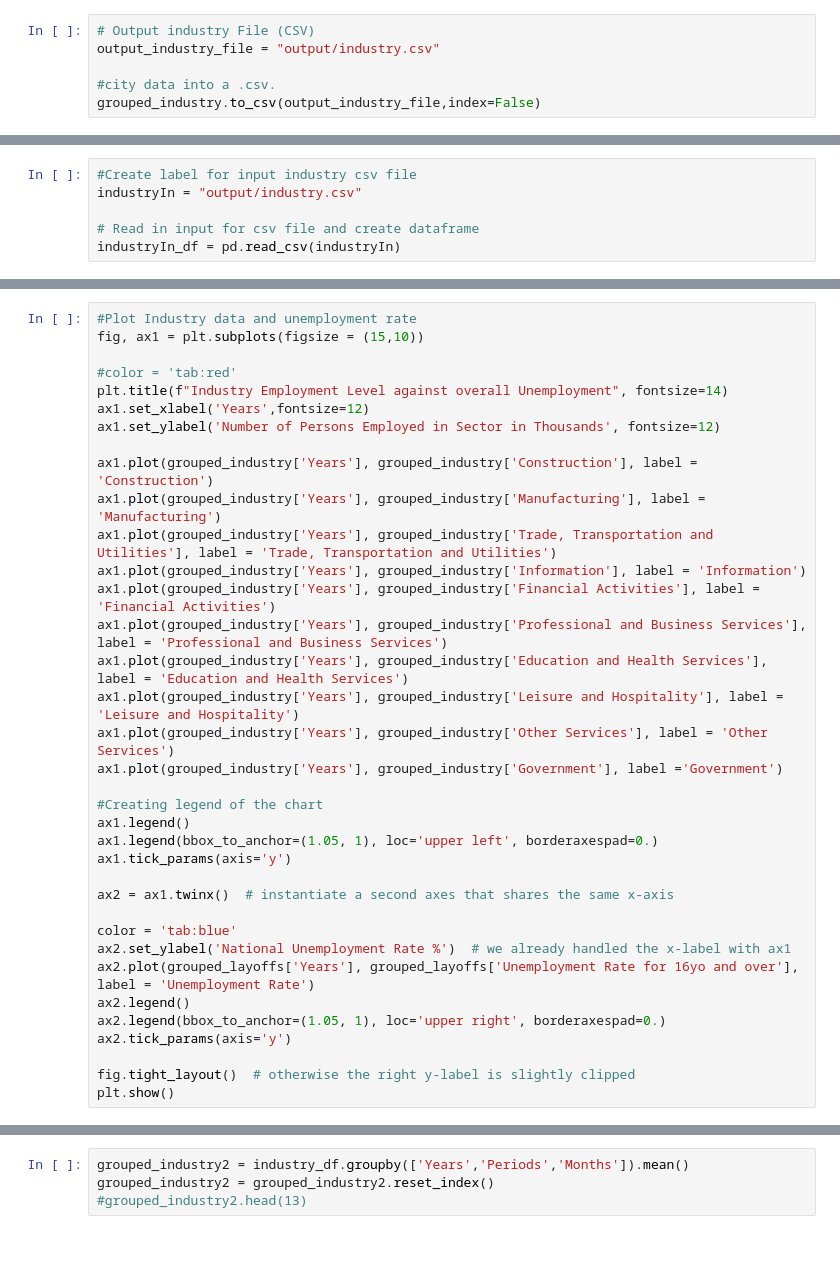
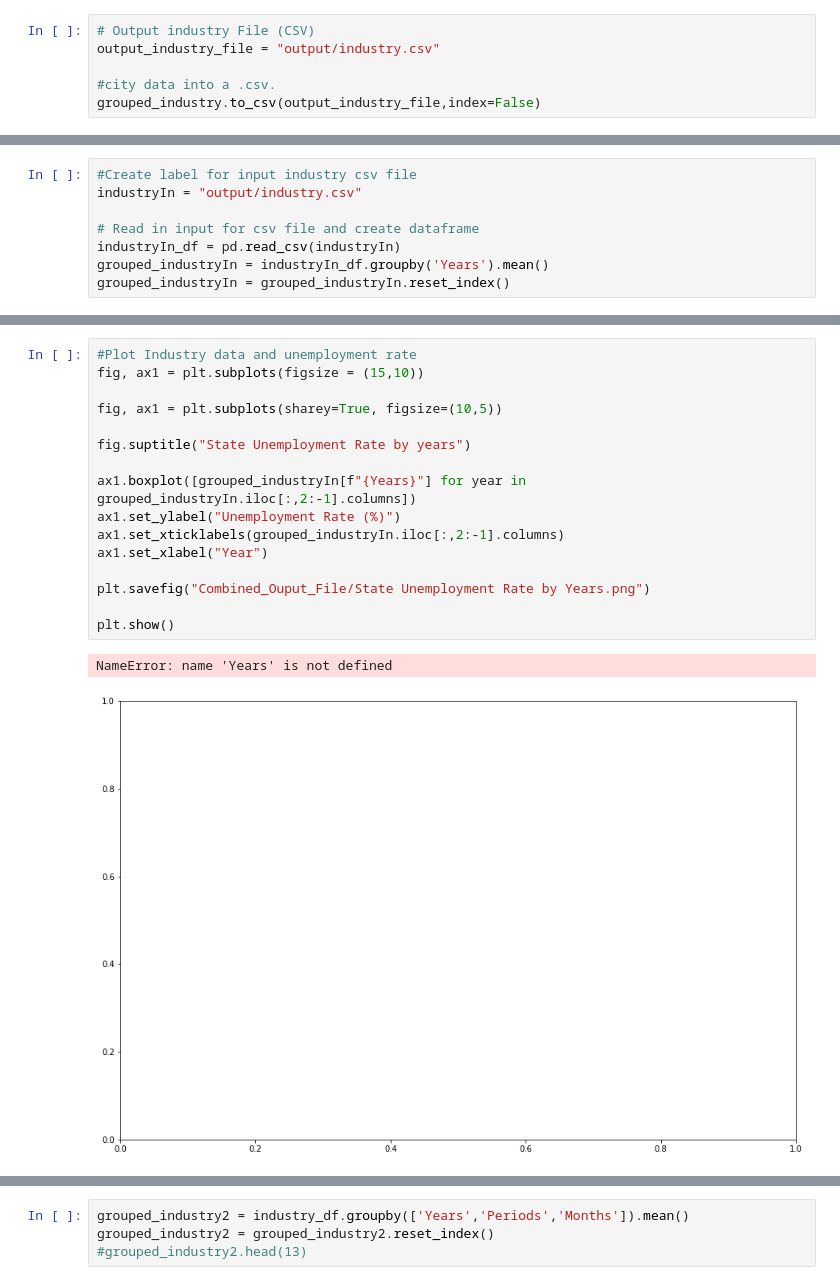
Before and after one commit to jasmine73317/Project-1_Unemployment_data, a Jupyter notebook: IndustryStats.ipynb, the cells around one changed output, grey strips where cells are left out. Saved outputs shown, nothing was run; the diff lists cells and outputs as text; blank space fills up the shorter version.

Commit message:
resetting image

```diff
--- a/IndustryStats.ipynb
+++ b/IndustryStats.ipynb
@@ -463,6 +478,8 @@ industryIn = "output/industry.csv"
 
 # Read in input for csv file and create dataframe
 industryIn_df = pd.read_csv(industryIn)
+grouped_industryIn = industryIn_df.groupby('Years').mean()
+grouped_industryIn = grouped_industryIn.reset_index()
 # %%
 #Plot Industry data and unemployment rate
 fig, ax1 = plt.subplots(figsize = (15,10))
@@ -502,36 +521,19 @@ plt.show()
-# %%
-#Plot Industry data and unemployment rate
-fig, ax1 = plt.subplots(figsize = (15,10))
-
-#color = 'tab:red'
-plt.title(f"Industry Employment Level against overall Unemployment", fontsize=14)
-ax1.set_xlabel('Years',fontsize=12)
-ax1.set_ylabel('Number of Persons Employed in Sector in Thousands', fontsize=12)
-
-ax1.plot(grouped_industry['Years'], grouped_industry['Construction'], label = 'Construction')
-ax1.plot(grouped_industry['Years'], grouped_industry['Manufacturing'], label = 'Manufacturing')
-ax1.plot(grouped_industry['Years'], grouped_industry['Trade, Transportation and Utilities'], label = 'Trade, Transportation and Utilities')
-ax1.plot(grouped_industry['Years'], grouped_industry['Information'], label = 'Information')
-ax1.plot(grouped_industry['Years'], grouped_industry['Financial Activities'], label = 'Financial Activities')
-ax1.plot(grouped_industry['Years'], grouped_industry['Professional and Business Services'], label = 'Professional and Business Services')
-ax1.plot(grouped_industry['Years'], grouped_industry['Education and Health Services'], label = 'Education and Health Services')
-ax1.plot(grouped_industry['Years'], grouped_industry['Leisure and Hospitality'], label = 'Leisure and Hospitality')
-ax1.plot(grouped_industry['Years'], grouped_industry['Other Services'], label = 'Other Services')
-ax1.plot(grouped_industry['Years'], grouped_industry['Government'], label ='Government')
-
-#Creating legend of the chart
-ax1.legend()
-ax1.legend(bbox_to_anchor=(1.05, 1), loc='upper left', borderaxespad=0.)
-ax1.tick_params(axis='y')
-
-ax2 = ax1.twinx()  # instantiate a second axes that shares the same x-axis
-
-color = 'tab:blue'
-ax2.set_ylabel('National Unemployment Rate %')  # we already handled the x-label with ax1
-ax2.plot(grouped_layoffs['Years'], grouped_layoffs['Unemployment Rate for 16yo and over'], label = 'Unemployment Rate')
-ax2.legend()
-ax2.legend(bbox_to_anchor=(1.05, 1), loc='upper right', borderaxespad=0.)
-ax2.tick_params(axis='y')
-
-fig.tight_layout()  # otherwise the right y-label is slightly clipped
-plt.show()
+# %%
+#Plot Industry data and unemployment rate
+fig, ax1 = plt.subplots(figsize = (15,10))
+
+fig, ax1 = plt.subplots(sharey=True, figsize=(10,5))
+
+fig.suptitle("State Unemployment Rate by years")
+
+ax1.boxplot([grouped_industryIn[f"{Years}"] for year in grouped_industryIn.iloc[:,2:-1].columns])
+ax1.set_ylabel("Unemployment Rate (%)")
+ax1.set_xticklabels(grouped_industryIn.iloc[:,2:-1].columns)
+ax1.set_xlabel("Year")
+
+plt.savefig("Combined_Ouput_File/State Unemployment Rate by Years.png")
+
+plt.show()
+# %% [output]
+NameError: name 'Years' is not defined
+[figure, added]
```
Also changed, not shown: parts of 4 cells of this notebook.
